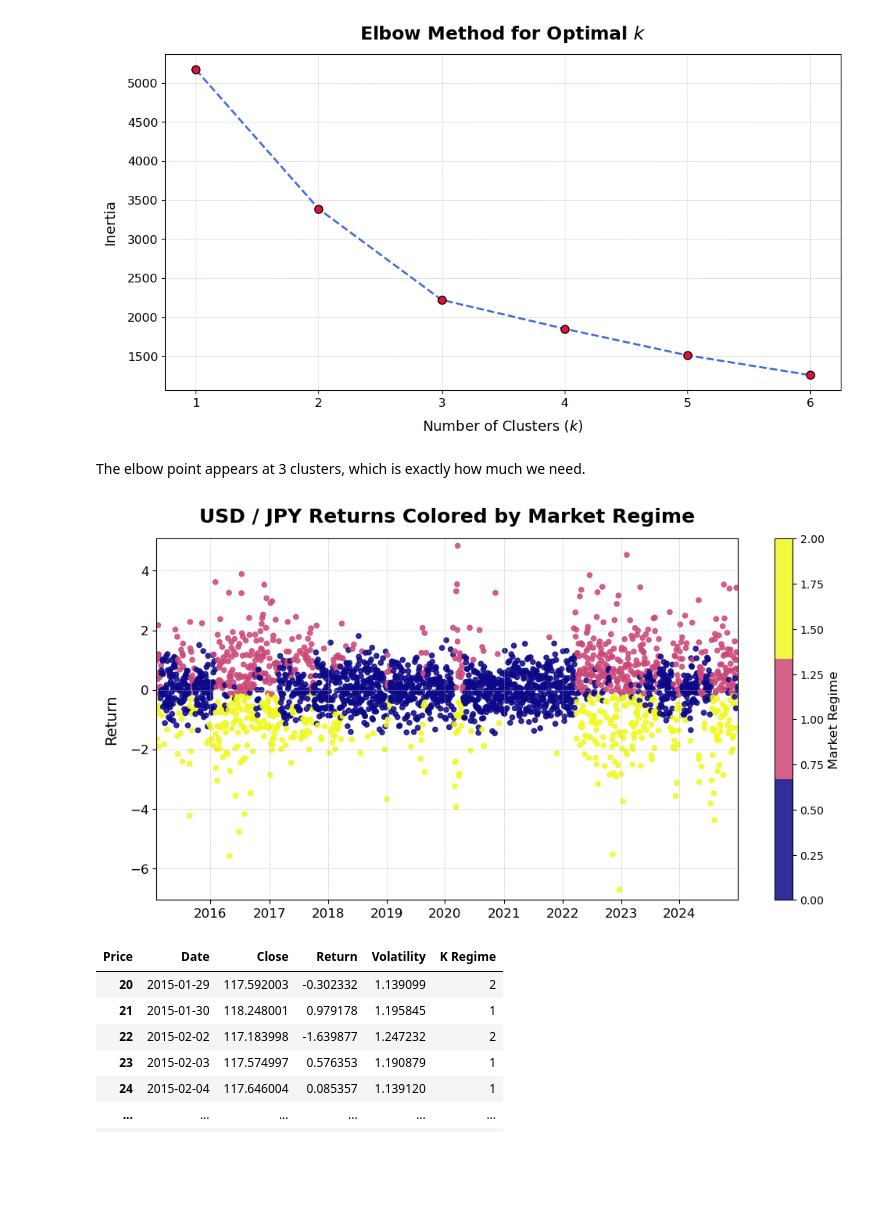
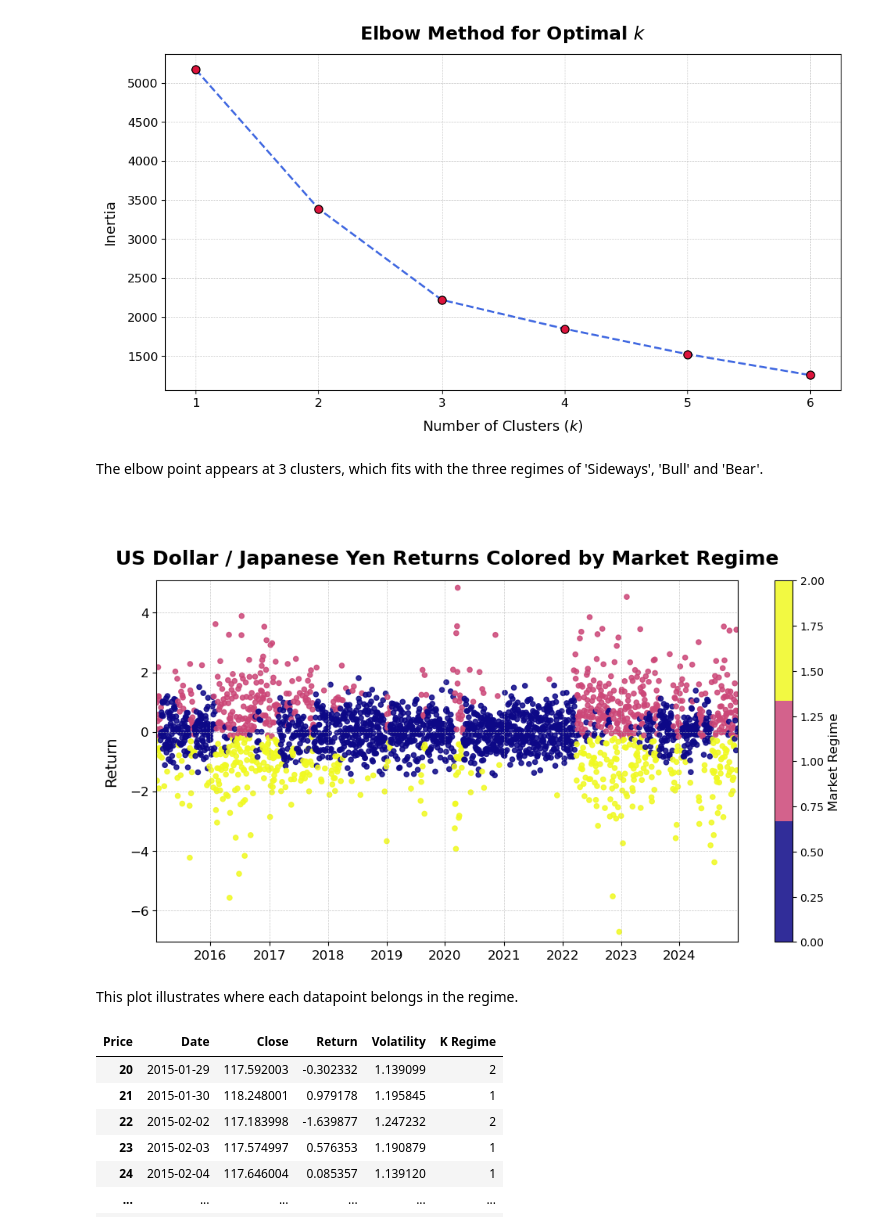
Before and after one commit to estasz/USDJPY-Quant-Trader, a Jupyter notebook: USDJPY.ipynb, the cells around one changed output. Drawn from its saved outputs; the diff is of its cells as text; code cells hidden in the pictures; blank space fills up the shorter version.

```diff
--- a/USDJPY.ipynb
+++ b/USDJPY.ipynb
@@ -50,18 +44,17 @@ Obtain the data from Yahoo Finance, keeping only the Date and Close. Read it and
 # %%
 # Obtain the Data from Yahoo Finance
 ticker = 'JPY=X'
-date_start = '2015-01-01'
-date_end = '2024-12-31'
+d_start = '2015-01-01'
+d_end = '2024-12-31'
 
-yen = yf.download(ticker, start=date_start, end=date_end, interval='1d', progress=False, auto_adjust=True)
+yen = yf.download(ticker, start=d_start, end=d_end, interval='1d', progress=False, auto_adjust=True)
 #yen = pd.read_csv('yenrate.csv') # If Yahoo Finance doesn't work
 
 if isinstance(yen.columns, pd.MultiIndex):
     yen.columns = yen.columns.droplevel(1)
 yen = yen.reset_index()
 
-# Keep only Date and Close
-yen = yen[['Date', 'Close']]
+yen = yen[['Date', 'Close']] # Keep only Date and Close
 # %%
 print("Days:", yen.shape[0])
 print("Features:", yen.shape[1])
@@ -174,4 +167,6 @@ plt.show()
 # %% [output]
 [figure]
 # %% [markdown]
-The elbow point appears at 3 clusters, which is exactly how much we need.
+The elbow point appears at 3 clusters, which fits with the three regimes of 'Sideways', 'Bull' and 'Bear'.
+# %% [markdown]
+###
@@ -178,25 +177,21 @@ The elbow point appears at 3 clusters, which is exactly how much we need.
 # %%
-np.random.seed(120)
-
-# Fit the K-Means model with the optimal number of clusters
-kmeans_model = KMeans(n_clusters=3, random_state=120)
-yen['K Regime'] = kmeans_model.fit_predict(yen[['Return', 'Volatility']])
-
 cmap = plt.colormaps['plasma'].resampled(3)
 plt.figure(figsize=(12, 6))
 scatter = plt.scatter(yen['Date'], yen['Return'], c=yen['K Regime'], cmap=cmap, s=20, alpha=0.85)
-plt.title('USD / JPY Returns Colored by Market Regime', fontsize=18, fontweight='bold', pad=15)
+plt.title('US Dollar / Japanese Yen Returns Colored by Market Regime', fontsize=18, fontweight='bold', pad=15)
 plt.ylabel('Return', fontsize=14, labelpad=10)
 cbar = plt.colorbar(scatter)
 cbar.set_label('Market Regime', fontsize=12)
 plt.grid(which='major', linestyle='--', lw=0.5, alpha=0.7)
 plt.xticks(fontsize=12)
 plt.yticks(fontsize=12)
 plt.xlim(min(yen['Date']), max(yen['Date']))
 plt.ylim(min(yen['Return']) * 1.05, max(yen['Return']) * 1.05)
 plt.show()
 # %% [output]
-[figure, old version]
+[figure, new version]
+# %% [markdown]
+This plot illustrates where each datapoint belongs in the regime.
 # %%
 yen
 # %% [output]
```
Also changed, not shown: parts of 23 cells of this notebook.
